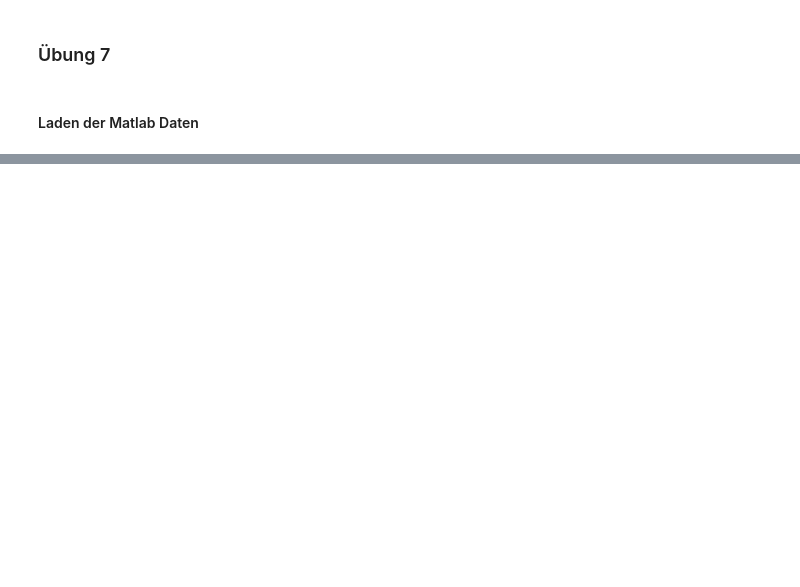
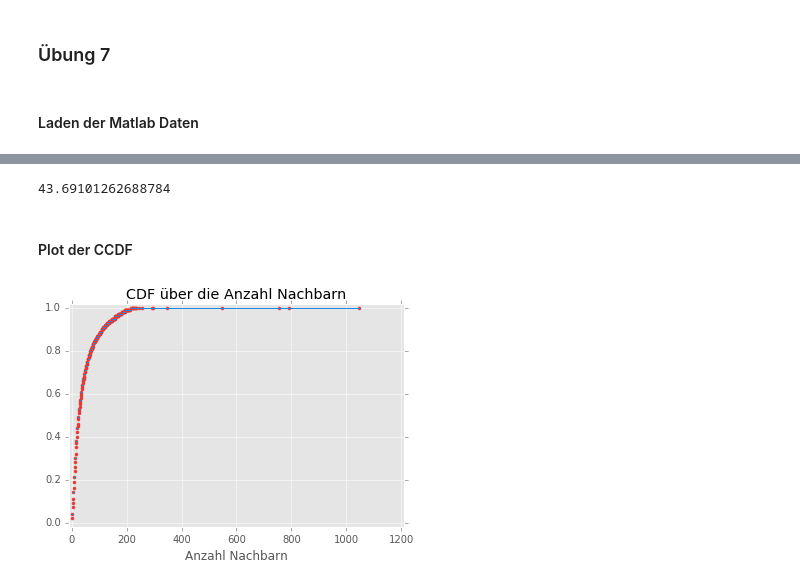
Before and after one commit to captain-proton/aise, a Jupyter notebook: documentation/source/nia/jupyter_nb/exercise_7.ipynb, the cells around one changed output, grey strips where cells are left out. Saved outputs shown, nothing was run; the diff lists cells and outputs as text; code cells hidden in the pictures; blank space fills up the shorter version.

```diff
--- a/documentation/source/nia/jupyter_nb/exercise_7.ipynb
+++ b/documentation/source/nia/jupyter_nb/exercise_7.ipynb
@@ -86,0 +417,51 @@ dfs_tree = nx.dfs_tree(graph, 42)
+# %%
+sum([len(nx.neighbors(graph, n)) for n in graph.nodes()]) / len(graph.nodes())
+# %% [output]
+43.69101262688784
+# %% [markdown]
+#### Plot der CCDF
+# %%
+import matplotlib.pyplot as plt
+import numpy as np
+
+plt.style.use('ggplot')
+# %%
+def ecdf(values, complementary=False):
+
+    # 1. sortieren der werte
+    values = sorted(values)
+
+    # 2. reduzieren der werte auf eindeutigkeit
+    unique_values = sorted(list(set(values)))
+
+    # 3. ermittlung wie viele werte <= x sind fuer jede eindeutige zeit
+    cumsum_values = []
+    for u in unique_values:
+        cumsum_values.append((u, len([1 for _ in values if _ <= u])))
+
+    # 4. ermittlung der prozentualen anteile wie viele werte <= x sind
+    y = np.round([c / len(values) for t, c in cumsum_values], decimals=2)
+
+    # fuer jedes eindeutige x wird ein punkt dargestellt
+    if complementary:
+        y = 1 - y
+    plt.plot(unique_values, y, color='#e53935', linestyle=' ', marker='.')
+
+    # von x bis x + 1 wird ein einzelner strich geplottet
+    for i in range(len(unique_values)):
+        x_0 = unique_values[i]
+        x_1 = unique_values[i + 1] if i < len(unique_values) - 1 else unique_values[i] + 1
+        plt.plot([x_0, x_1], [y[i], y[i]], color='#1e88e5', linestyle='-')
+# %%
+neighbors = [len(nx.neighbors(graph, n)) for n in graph.nodes()]
+
+ecdf(neighbors)
+
+x_min, x_max, y_min, y_max = plt.axis()
+plt.axis((x_min - 10, x_max + 10, y_min - .02, y_max + .02))
+
+plt.title('CDF über die Anzahl Nachbarn')
+plt.xlabel('Anzahl Nachbarn')
+plt.show()
+# %% [output]
+[figure, added]
```
Also changed, not shown: parts of 26 cells of this notebook.
